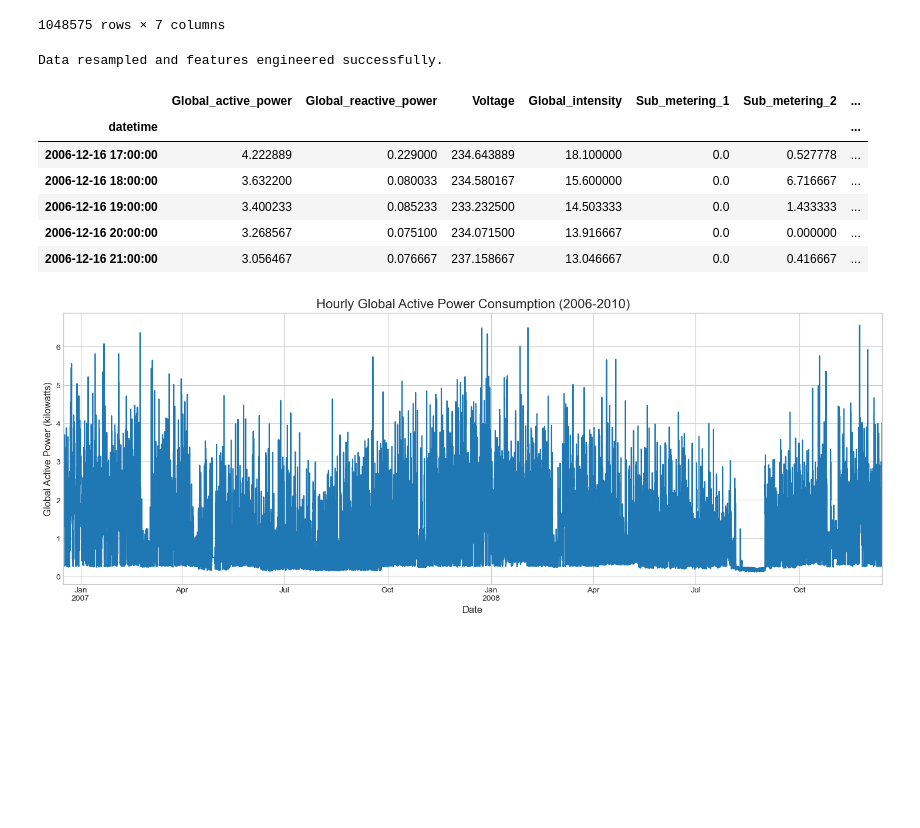
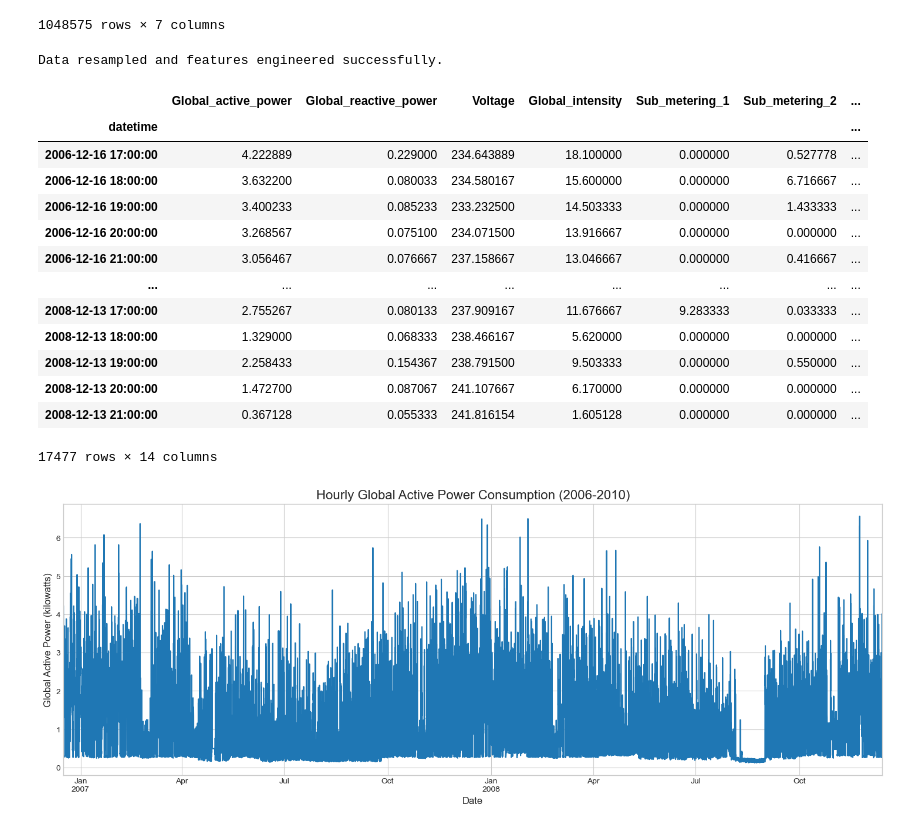
Before and after one commit to Poor1ST/Global-Energy-Forecast, a Jupyter notebook: household.ipynb, the cells around one changed output. Drawn from its saved outputs; the diff is of its cells as text; code cells hidden in the pictures; blank space fills up the shorter version.

```diff
--- a/household.ipynb
+++ b/household.ipynb
@@ -87,39 +87,46 @@ def resample_and_feature_engineer(df):
     # We will create a power-based remainder for consistency.
     # Convert Global_active_power to watts
     gap_watts = df_resampled['Global_active_power'] * 1000
     # Corrected: Select specific columns from the DataFrame
     sm1_watts = df_resampled['Sub_metering_1']
     sm2_watts = df_resampled['Sub_metering_2']
     sm3_watts = df_resampled['Sub_metering_3']
 
     # Your calculation now correctly subtracts series from a series
     df_resampled['sub_metering_remainder'] = (gap_watts / 60) - sm1_watts - sm2_watts - sm3_watts
     # Ensure no negative values due to measurement discrepancies
     df_resampled['sub_metering_remainder'] = df_resampled['sub_metering_remainder'].clip(lower=0)
 
     # Engineer time-based features
     df_resampled['hour'] = df_resampled.index.hour
     df_resampled['day_of_week'] = df_resampled.index.dayofweek
     df_resampled['day_of_year'] = df_resampled.index.dayofyear
     df_resampled['month'] = df_resampled.index.month
     df_resampled['quarter'] = df_resampled.index.quarter
     df_resampled['year'] = df_resampled.index.year
 
     return df_resampled
 
 # Your existing code to load and apply the function (requires a valid df_cleaned object)
 df_hourly = resample_and_feature_engineer(df_cleaned)
 print("Data resampled and features engineered successfully.")
-df_hourly.head()
+df_hourly
 # %% [output]
 Data resampled and features engineered successfully.
 |  | Global_active_power | Global_reactive_power | Voltage | Global_intensity | Sub_metering_1 | Sub_metering_2 | ... |
 | datetime |  |  |  |  |  |  | ... |
-| 2006-12-16 17:00:00 | 4.222889 | 0.229000 | 234.643889 | 18.100000 | 0.0 | 0.527778 | ... |
-| 2006-12-16 18:00:00 | 3.632200 | 0.080033 | 234.580167 | 15.600000 | 0.0 | 6.716667 | ... |
-| 2006-12-16 19:00:00 | 3.400233 | 0.085233 | 233.232500 | 14.503333 | 0.0 | 1.433333 | ... |
-| 2006-12-16 20:00:00 | 3.268567 | 0.075100 | 234.071500 | 13.916667 | 0.0 | 0.000000 | ... |
-| 2006-12-16 21:00:00 | 3.056467 | 0.076667 | 237.158667 | 13.046667 | 0.0 | 0.416667 | ... |
+| 2006-12-16 17:00:00 | 4.222889 | 0.229000 | 234.643889 | 18.100000 | 0.000000 | 0.527778 | ... |
+| 2006-12-16 18:00:00 | 3.632200 | 0.080033 | 234.580167 | 15.600000 | 0.000000 | 6.716667 | ... |
+| 2006-12-16 19:00:00 | 3.400233 | 0.085233 | 233.232500 | 14.503333 | 0.000000 | 1.433333 | ... |
+| 2006-12-16 20:00:00 | 3.268567 | 0.075100 | 234.071500 | 13.916667 | 0.000000 | 0.000000 | ... |
+| 2006-12-16 21:00:00 | 3.056467 | 0.076667 | 237.158667 | 13.046667 | 0.000000 | 0.416667 | ... |
+| ... | ... | ... | ... | ... | ... | ... | ... |
+| 2008-12-13 17:00:00 | 2.755267 | 0.080133 | 237.909167 | 11.676667 | 9.283333 | 0.033333 | ... |
+| 2008-12-13 18:00:00 | 1.329000 | 0.068333 | 238.466167 | 5.620000 | 0.000000 | 0.000000 | ... |
+| 2008-12-13 19:00:00 | 2.258433 | 0.154367 | 238.791500 | 9.503333 | 0.000000 | 0.550000 | ... |
+| 2008-12-13 20:00:00 | 1.472700 | 0.087067 | 241.107667 | 6.170000 | 0.000000 | 0.000000 | ... |
+| 2008-12-13 21:00:00 | 0.367128 | 0.055333 | 241.816154 | 1.605128 | 0.000000 | 0.000000 | ... |
+17477 rows × 14 columns
 # %%
 # Set plot style
 plt.style.use('seaborn-v0_8-whitegrid')
```
Also changed, not shown: parts of 25 cells of this notebook, 4 other files.
